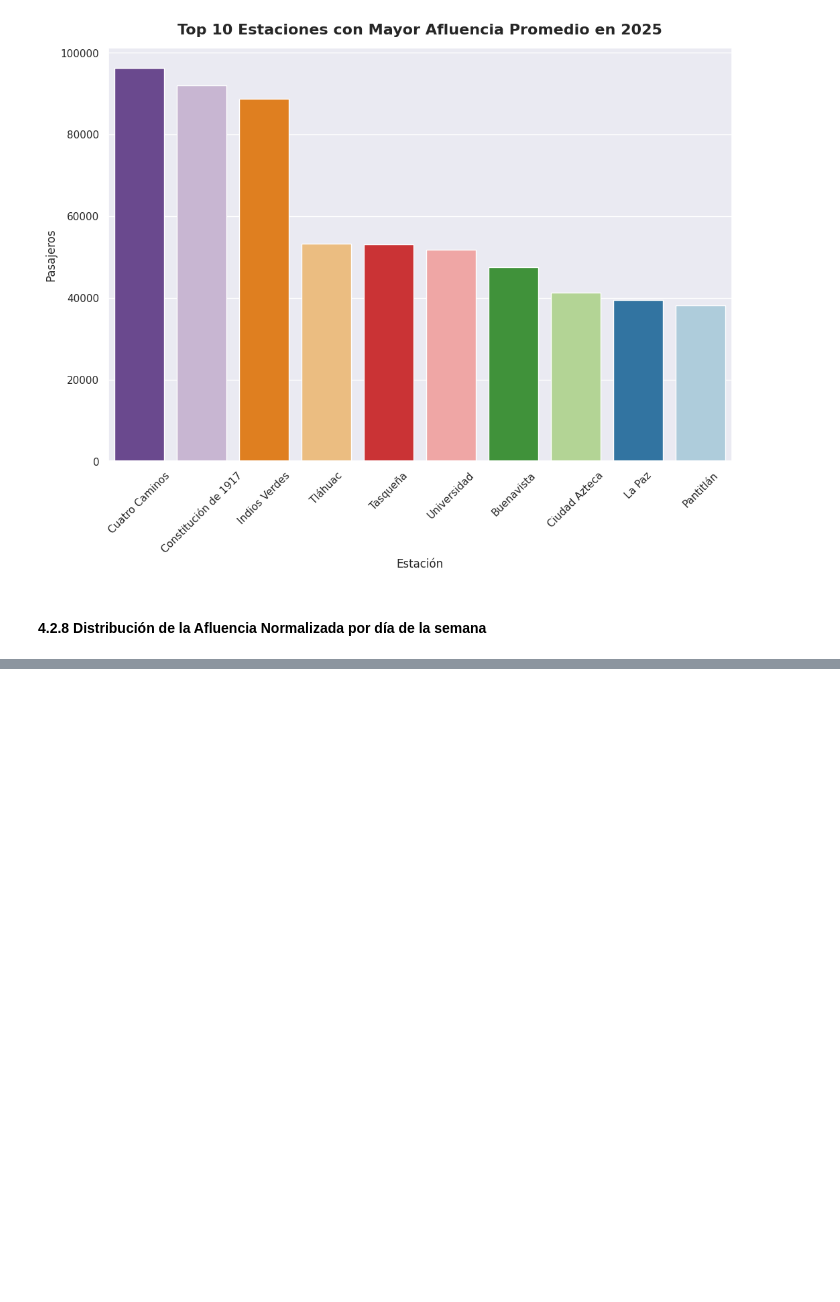
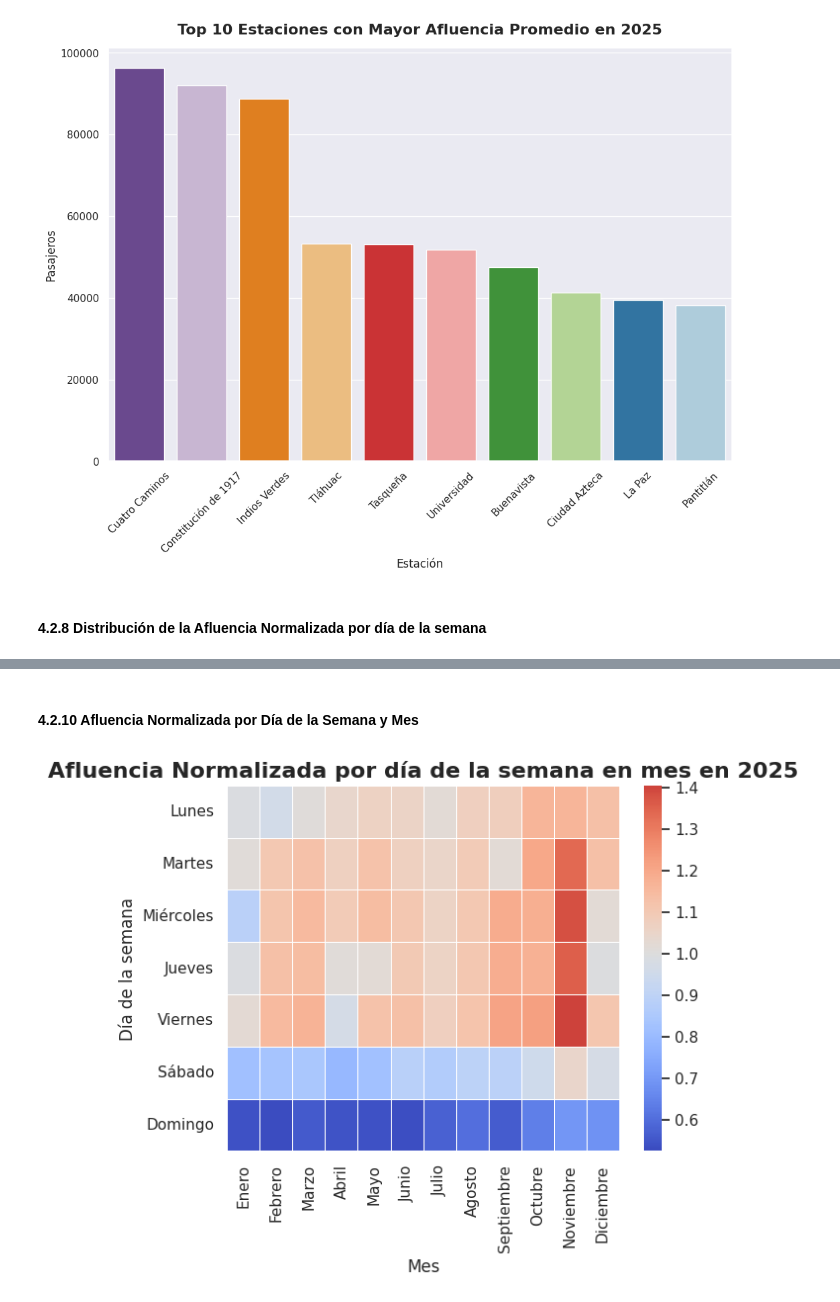
Before and after one commit to AndrsGzRo/prediccion-afluencia-metrocdmx, a Jupyter notebook: Metro_CDMX_Viz.ipynb, the cells around one changed output, grey strips where cells are left out. Drawn from its saved outputs; the diff is of its cells as text; code cells hidden in the pictures; blank space fills up the shorter version.

Commit message:
Nuevas Visualizaciones

```diff
--- a/Metro_CDMX_Viz.ipynb
+++ b/Metro_CDMX_Viz.ipynb
@@ -654,0 +655,48 @@ plt.show()
+# %% [markdown]
+#### 4.2.10 Afluencia Normalizada por Día de la Semana y Mes
+# %%
+# Orden mes
+orden_meses = [
+    'Enero','Febrero','Marzo','Abril','Mayo','Junio',
+    'Julio','Agosto','Septiembre','Octubre','Noviembre','Diciembre'
+]
+
+df['mes'] = pd.Categorical(
+    df['mes'],
+    categories=orden_meses,
+    ordered=True
+)
+
+# Orden días
+orden_dias = [
+    'Lunes','Martes','Miércoles',
+    'Jueves','Viernes','Sábado','Domingo'
+]
+
+df['día_semana'] = pd.Categorical(
+    df['día_semana'],
+    categories=orden_dias,
+    ordered=True
+)
+
+# Pivot Table
+pivot = df.pivot_table(
+    index='día_semana',
+    columns='mes',
+    values='afluencia_norm',
+    aggfunc='mean'
+)
+
+# Heatmap
+sns.heatmap(pivot,
+            cmap='coolwarm',
+            center=1,
+            linewidths=0.5
+)
+plt.title('Afluencia Normalizada por día de la semana en mes en 2025',fontsize=16,
+          fontweight='bold')
+plt.xlabel('Mes')
+plt.ylabel('Día de la semana')
+plt.show()
+# %% [output]
+[figure, added]
```
Also changed, not shown: parts of 6 cells of this notebook.
